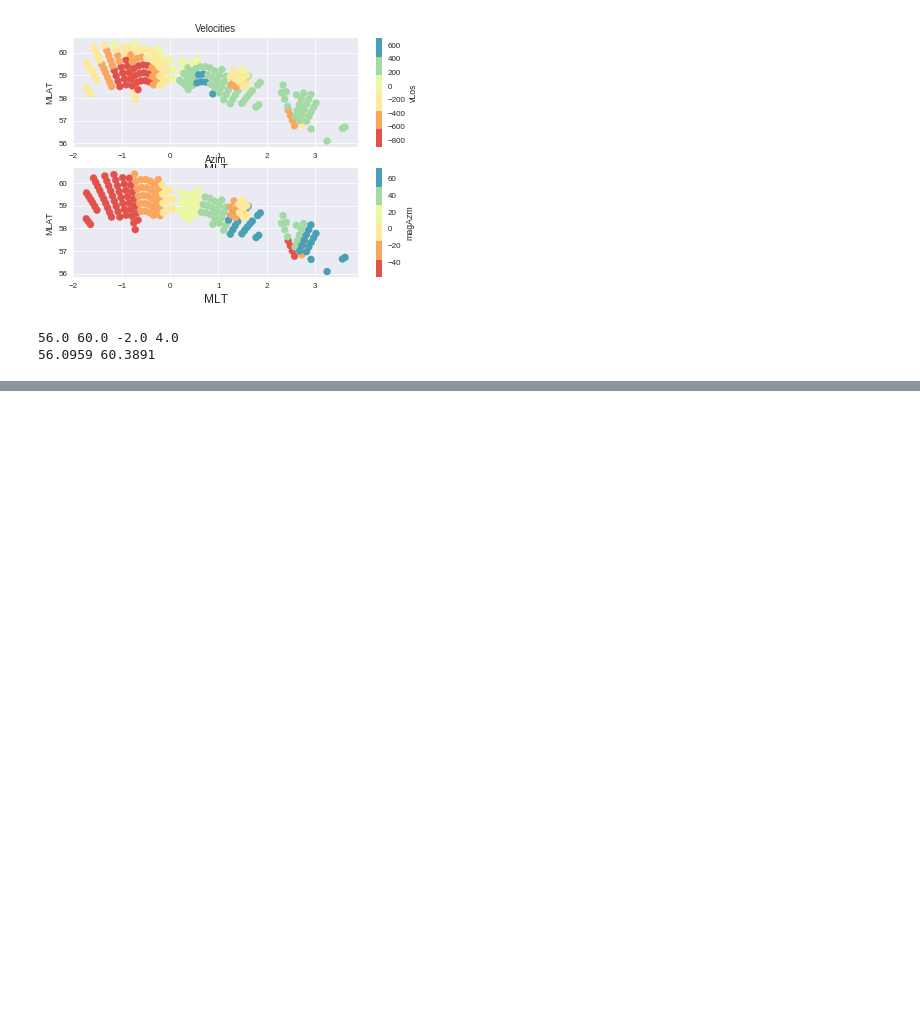
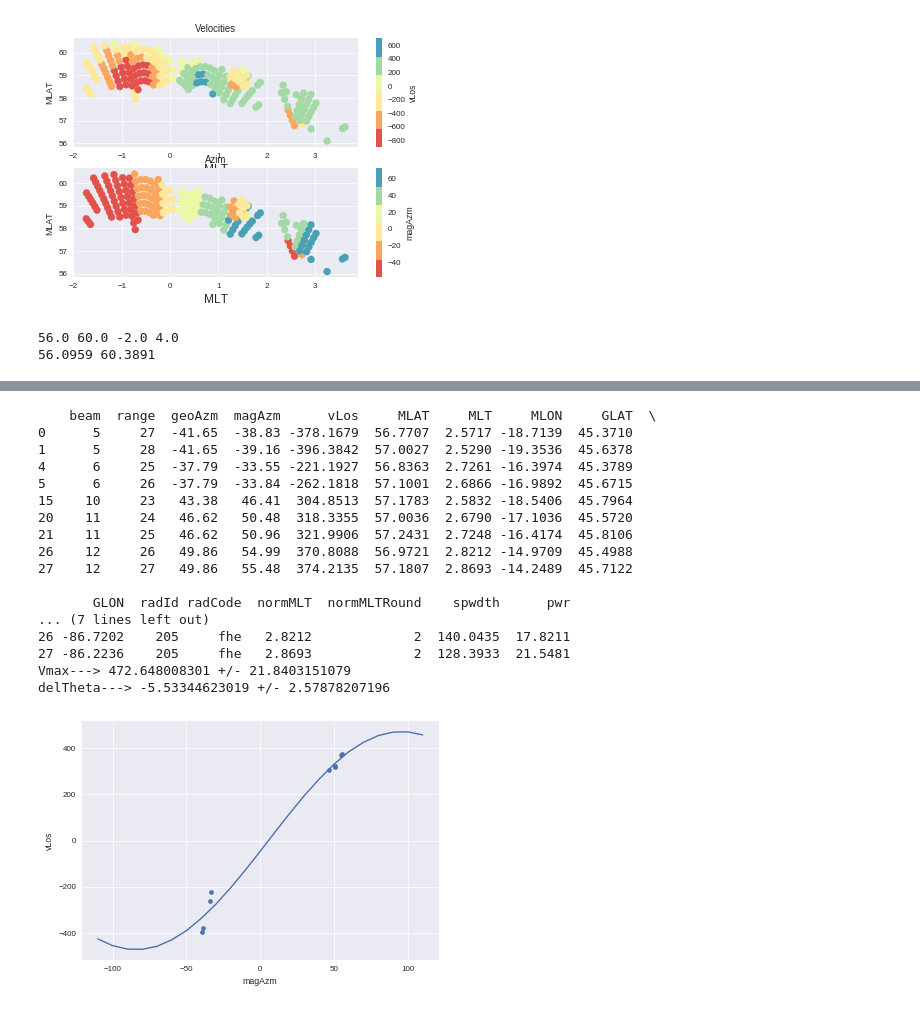
Before and after one commit to bharatreddy/indsvels, a Jupyter notebook: ipy/lshell-test.ipynb, the cells around one changed output, grey strips where cells are left out. Cells and saved outputs as stored; diff of their text form; code cells hidden in the pictures; blank space fills up the shorter version.

```diff
--- a/ipy/lshell-test.ipynb
+++ b/ipy/lshell-test.ipynb
@@ -97,0 +129,56 @@ Name: normMLT, dtype: float64
+# %%
+# Some fitting functions
+# Fit a sine curve for a given cell
+def vel_sine_func(theta, Vmax, delTheta):
+    # we are working in degrees but numpy deals with radians
+    # convert to radians
+    return Vmax * numpy.sin( numpy.deg2rad(theta) +\
+                            numpy.deg2rad(delTheta) )
+
+def model_func(theta, Vmax, delTheta):
+    vLos = Vmax * numpy.sin( numpy.deg2rad(theta) +\
+                            numpy.deg2rad(delTheta) )
+    return vLos
+
+initGuess = ( 1000., 10. )
+# %%
+fig1 = plt.figure()
+ax = fig1.add_subplot(111)
+for la in numpy.arange( minLat, maxLat+1, gridSizeMLAT*2 ):
+    for ml in numpy.arange( minnormMLT, maxnormMLT+1, gridSizenormMLT*2 ):
+        dfSel = velsDataDF[ (velsDataDF["MLAT"] >= la - gridSizeMLAT) &\
+                              (velsDataDF["MLAT"] < la + gridSizeMLAT) &\
+                            (velsDataDF["normMLT"] >= ml - gridSizenormMLT) &\
+                              (velsDataDF["normMLT"] < ml + gridSizenormMLT)]
+        if ( (ml == 3) and (la == 57.) ) :
+            if dfSel.shape[0] >= 5:
+                print dfSel
+                popt, pcov = scipy.optimize.curve_fit(vel_sine_func, \
+                        dfSel['magAzm'].T,\
+                        dfSel['vLos'].T,
+                       p0=initGuess)
+                print "Vmax--->", popt[0],"+/-", pcov[0,0]**0.5
+                print "delTheta--->", popt[1],"+/-", pcov[1,1]**0.5
+                thetaArr = range(-110, 120, 10)
+                vLosArr = [ round( model_func(t, popt[0],popt[1]) ) for t in thetaArr ]
+                ax.plot( thetaArr, vLosArr )
+                dfSel.plot( x="magAzm", y="vLos", kind="scatter", ax=ax )
+# %% [output]
+    beam  range  geoAzm  magAzm      vLos     MLAT     MLT     MLON     GLAT  \
+0      5     27  -41.65  -38.83 -378.1679  56.7707  2.5717 -18.7139  45.3710
+1      5     28  -41.65  -39.16 -396.3842  57.0027  2.5290 -19.3536  45.6378
+4      6     25  -37.79  -33.55 -221.1927  56.8363  2.7261 -16.3974  45.3789
+5      6     26  -37.79  -33.84 -262.1818  57.1001  2.6866 -16.9892  45.6715
+15    10     23   43.38   46.41  304.8513  57.1783  2.5832 -18.5406  45.7964
+20    11     24   46.62   50.48  318.3355  57.0036  2.6790 -17.1036  45.5720
+21    11     25   46.62   50.96  321.9906  57.2431  2.7248 -16.4174  45.8106
+26    12     26   49.86   54.99  370.8088  56.9721  2.8212 -14.9709  45.4988
+27    12     27   49.86   55.48  374.2135  57.1807  2.8693 -14.2489  45.7122
+
+       GLON  radId radCode  normMLT  normMLTRound    spwdth      pwr
+... (7 lines left out)
+26 -86.7202    205     fhe   2.8212             2  140.0435  17.8211
+27 -86.2236    205     fhe   2.8693             2  128.3933  21.5481
+Vmax---> 472.648008301 +/- 21.8403151079
+delTheta---> -5.53344623019 +/- 2.57878207196
+[figure, added]
```
Also changed, not shown: parts of 6 cells of this notebook, 7 other files.
